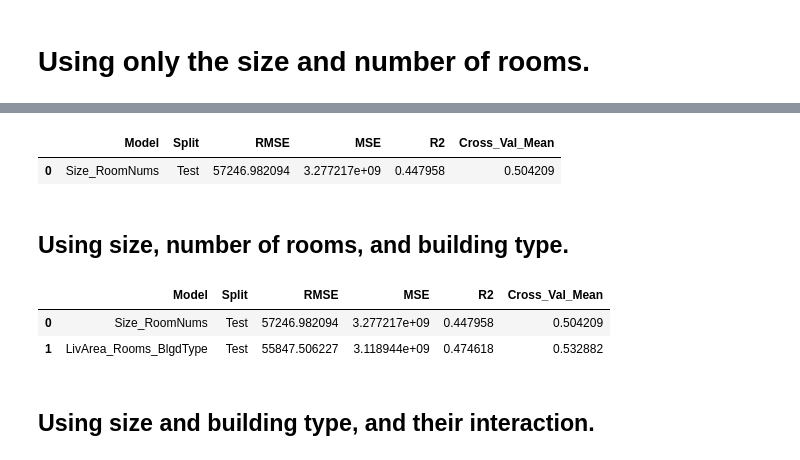
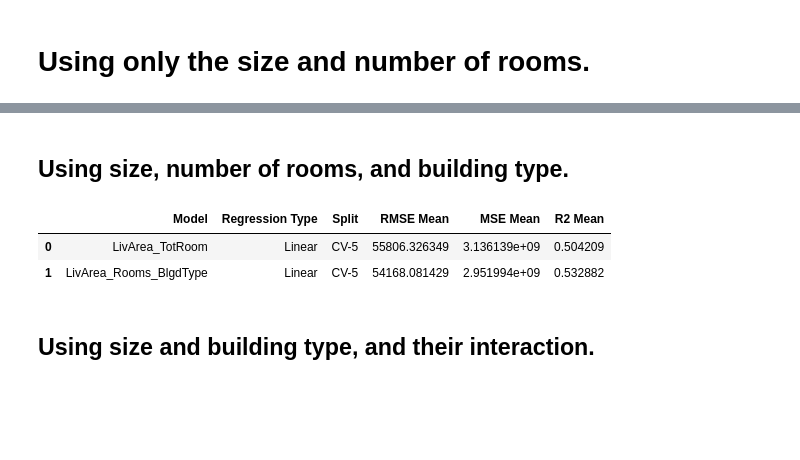
Before and after one commit to PharaohPooh/GSB_544, a Jupyter notebook: Week_7/Practice Activity 7.1- Cross-Validation and Tuning.ipynb, the cells around one changed output, grey strips where cells are left out. Drawn from its saved outputs; the diff is of its cells as text; code cells hidden in the pictures; blank space fills up the shorter version.

```diff
--- a/Week_7/Practice Activity 7.1- Cross-Validation and Tuning.ipynb
+++ b/Week_7/Practice Activity 7.1- Cross-Validation and Tuning.ipynb
@@ -64,50 +89,49 @@ model_library["Size_RoomNums"] = lr_fitted
-# %%
-y_test_pred = model_library["Size_RoomNums"].predict(X_test)
-mse = mean_squared_error(y_test, y_test_pred)
-cross_score = cross_val_score(lr_pipeline, X, y, cv=5, scoring='r2')
-records.append({
-    "Model": "Size_RoomNums", "Split": "Test",
-    "RMSE": np.sqrt(mse), "MSE": mse, "R2": r2_score(y_test, y_test_pred), "Cross_Val_Mean": cross_score.mean()
-})
-
-cumulative_models = (pd.DataFrame(records))
-cumulative_models
-# %% [output]
-|  | Model | Split | RMSE | MSE | R2 | Cross_Val_Mean |
-| 0 | Size_RoomNums | Test | 57246.982094 | 3.277217e+09 | 0.447958 | 0.504209 |
 # %% [markdown]
 ## Using size, number of rooms, and building type.
-# %%
-preprocess = ColumnTransformer(
-    [
-        ("dummify", OneHotEncoder(sparse_output=False), ["Bldg Type"]),
-        ("num", "passthrough", ["Gr Liv Area", "TotRms AbvGrd"]),
-    ],
-    remainder="drop",
-    verbose_feature_names_out=False,
-).set_output(transform="pandas")
-
-lr_pipeline = Pipeline([
-    ("preprocess", preprocess),
-    ("linear_regression", LinearRegression())
-])
-
-lr_fitted = lr_pipeline.fit(X_train, y_train)
-model_library["LivArea_Rooms_BlgdType"] = lr_fitted
 # %%
-y_test_pred = model_library["LivArea_Rooms_BlgdType"].predict(X_test)
-mse = mean_squared_error(y_test, y_test_pred)
-cross_score = cross_val_score(lr_pipeline, X, y, cv=5, scoring='r2')
+# Model Name
+model_name = "LivArea_Rooms_BlgdType"
+
+# Preprocessing
+preprocess = ColumnTransformer(
+    [
+        ("dummify", OneHotEncoder(sparse_output=False), ["Bldg Type"]),
+        ("num", "passthrough", ["Gr Liv Area", "TotRms AbvGrd"]),
+    ],
+    remainder="drop",
+    verbose_feature_names_out=False,
+).set_output(transform="pandas")
+
+# Cross Validation Pipeline
+LivArea_Rooms_BlgdType = Pipeline([
+    ("preprocess", preprocess),
+    ("linear_regression", LinearRegression())
+])
+
+# Add to Library
+model_library[model_name] = LivArea_Rooms_BlgdType.fit(X, y)
+
+# Metrics Calculation
+rmse = cross_val_score(LivArea_Rooms_BlgdType, X, y, cv=5, scoring='neg_root_mean_squared_error')
+mse = cross_val_score(LivArea_Rooms_BlgdType, X, y, cv=5, scoring='neg_mean_squared_error')
+r2 = cross_val_score(LivArea_Rooms_BlgdType, X, y, cv=5, scoring='r2')
+
+# Metrics Storage
 records.append({
-    "Model": "LivArea_Rooms_BlgdType", "Split": "Test",
-    "RMSE": np.sqrt(mse), "MSE": mse, "R2": r2_score(y_test, y_test_pred), "Cross_Val_Mean": cross_score.mean()
+    "Model": model_name,
+    "Regression Type": "Linear",
+    "Split": "CV-5",
+    "RMSE Mean": -rmse.mean(),
+    "MSE Mean": -mse.mean(),
+    "R2 Mean": r2.mean()
 })
 
+# Display
 cumulative_models = (pd.DataFrame(records))
 cumulative_models
 # %% [output]
-|  | Model | Split | RMSE | MSE | R2 | Cross_Val_Mean |
-| 0 | Size_RoomNums | Test | 57246.982094 | 3.277217e+09 | 0.447958 | 0.504209 |
-| 1 | LivArea_Rooms_BlgdType | Test | 55847.506227 | 3.118944e+09 | 0.474618 | 0.532882 |
+|  | Model | Regression Type | Split | RMSE Mean | MSE Mean | R2 Mean |
+| 0 | LivArea_TotRoom | Linear | CV-5 | 55806.326349 | 3.136139e+09 | 0.504209 |
+| 1 | LivArea_Rooms_BlgdType | Linear | CV-5 | 54168.081429 | 2.951994e+09 | 0.532882 |
 # %% [markdown]
 ## Using size and building type, and their interaction.
```
Also changed, not shown: parts of 21 cells of this notebook, 3 other files.
